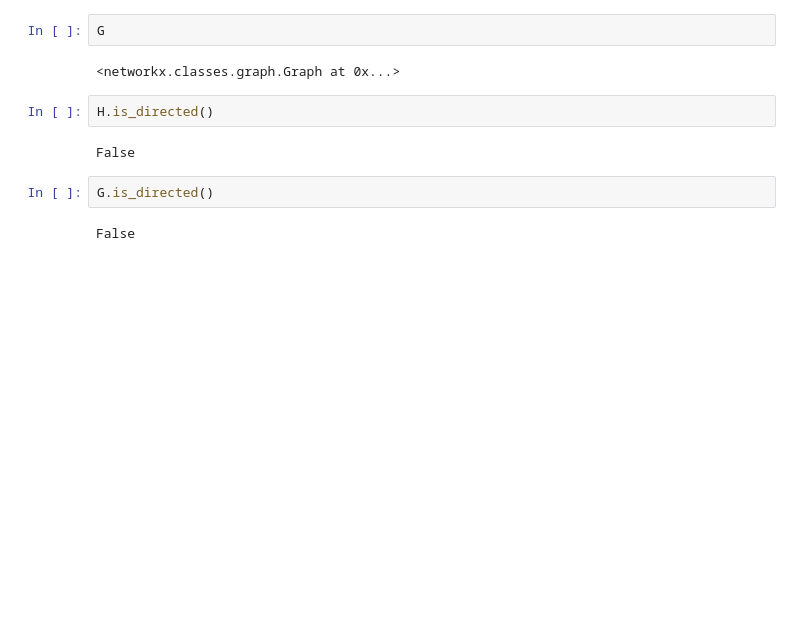
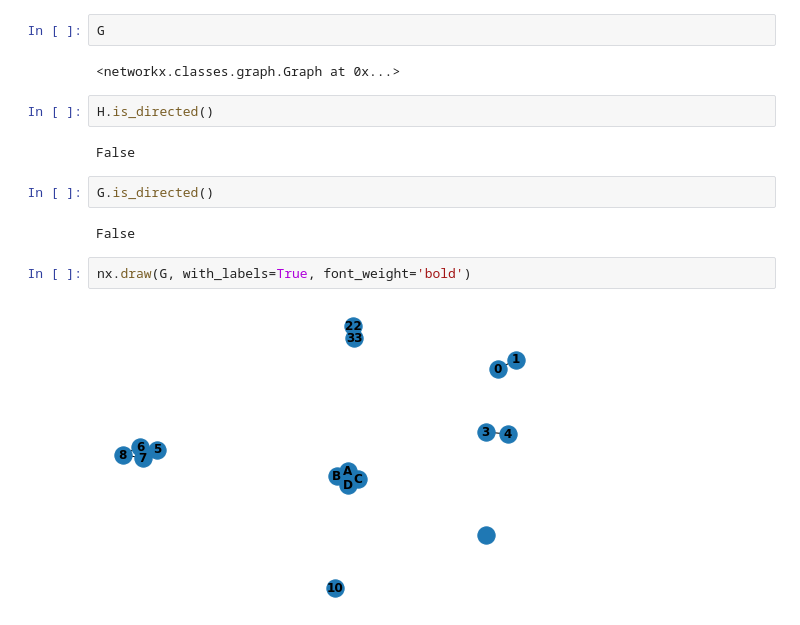
Before and after one commit to vinodvr81/DataStructures_Algorithms_ClassRelationships_usingPython, a Jupyter notebook: Graphs.ipynb, the cells around one changed output. Saved outputs shown, nothing was run; the diff lists cells and outputs as text; blank space fills up the shorter version.

Commit message:
Added Graphs ADT

```diff
--- a/Graphs.ipynb
+++ b/Graphs.ipynb
@@ -547,3 +547,7 @@ False
 G.is_directed()
 # %% [output]
 False
+# %%
+nx.draw(G, with_labels=True, font_weight='bold')
+# %% [output]
+[figure, added]
```
Also changed, not shown: parts of 4 cells of this notebook, 1 other file.
